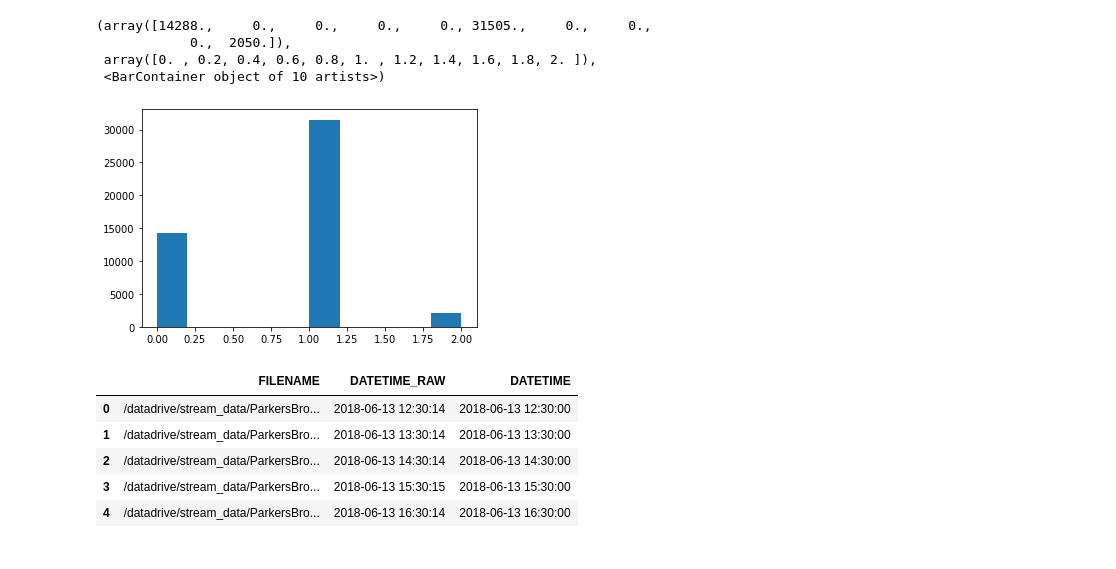
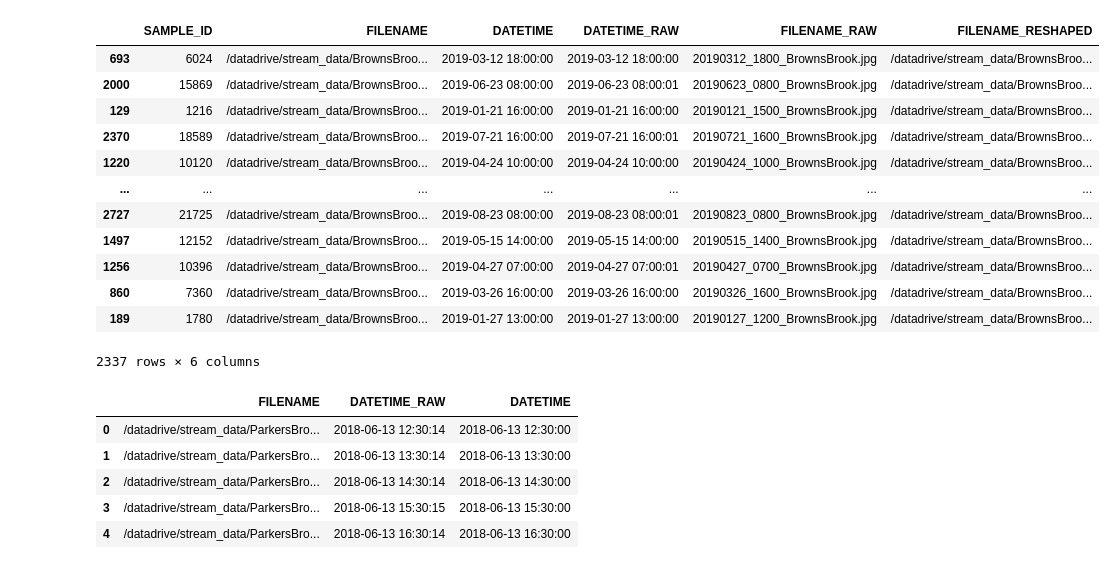
Before and after one commit to tonychang-cspinc/AIforEarth-Deep-Streamflow, a Jupyter notebook: 01-Data_prep.ipynb, the cells around one changed output. Drawn from its saved outputs; the diff is of its cells as text; code cells hidden in the pictures.

```diff
--- a/01-Data_prep.ipynb
+++ b/01-Data_prep.ipynb
@@ -97,0 +191,5 @@ for station_name in stations:
+# %%
+station_name = 'BrownsBrook'
+data = StreamData(station_name=station_name, build_kbins=True)
+#data.build_image_table(write_table=True)
+#data.resize_images()
@@ -97,0 +205,21 @@ for station_name in stations:
+# %%
+class ModelTrainingData(StreamData):
+    def create_train_val_test_table(self, val_ratio=0.25, test_ratio=0.05, seed=1337):
+        n = len(self.image_table)
+        test_index = (int((1-test_ratio)*n))
+        self.test_table = self.image_table.iloc[test_index:]
+
+        pre_train_table = self.image_table.iloc[:test_index]
+        tables = create_data_splits(pre_train_table,split_ratio=split_ratio,seed=seed)
+        self.train_table = tables['train']
+        self.val_table = tables['val']
+    def create_model_data(self):
+        '''
+        Creates <numpy.array> data for training TensorFlow model.
+        '''
+        #join the SAMPLE_ID from each of the tables with the stream data
+    def subset_samples_within_day():
+        pass
+# %%
+station_name = 'GrantPoole'
+train_data = ModelTrainingData(station_name=station_name, build_kbins=True)
@@ -97,0 +237,16 @@ for station_name in stations:
+# %%
+train_data.train_table
+# %% [output]
+|  | SAMPLE_ID | FILENAME | DATETIME | DATETIME_RAW | FILENAME_RAW | FILENAME_RESHAPED |
+| 693 | 6024 | /datadrive/stream_data/BrownsBroo... | 2019-03-12 18:00:00 | 2019-03-12 18:00:00 | 20190312_1800_BrownsBrook.jpg | /datadrive/stream_data/BrownsBroo... |
+| 2000 | 15869 | /datadrive/stream_data/BrownsBroo... | 2019-06-23 08:00:00 | 2019-06-23 08:00:01 | 20190623_0800_BrownsBrook.jpg | /datadrive/stream_data/BrownsBroo... |
+| 129 | 1216 | /datadrive/stream_data/BrownsBroo... | 2019-01-21 16:00:00 | 2019-01-21 16:00:00 | 20190121_1500_BrownsBrook.jpg | /datadrive/stream_data/BrownsBroo... |
+| 2370 | 18589 | /datadrive/stream_data/BrownsBroo... | 2019-07-21 16:00:00 | 2019-07-21 16:00:01 | 20190721_1600_BrownsBrook.jpg | /datadrive/stream_data/BrownsBroo... |
+| 1220 | 10120 | /datadrive/stream_data/BrownsBroo... | 2019-04-24 10:00:00 | 2019-04-24 10:00:00 | 20190424_1000_BrownsBrook.jpg | /datadrive/stream_data/BrownsBroo... |
+| ... | ... | ... | ... | ... | ... | ... |
+| 2727 | 21725 | /datadrive/stream_data/BrownsBroo... | 2019-08-23 08:00:00 | 2019-08-23 08:00:01 | 20190823_0800_BrownsBrook.jpg | /datadrive/stream_data/BrownsBroo... |
+| 1497 | 12152 | /datadrive/stream_data/BrownsBroo... | 2019-05-15 14:00:00 | 2019-05-15 14:00:00 | 20190515_1400_BrownsBrook.jpg | /datadrive/stream_data/BrownsBroo... |
+| 1256 | 10396 | /datadrive/stream_data/BrownsBroo... | 2019-04-27 07:00:00 | 2019-04-27 07:00:01 | 20190427_0700_BrownsBrook.jpg | /datadrive/stream_data/BrownsBroo... |
+| 860 | 7360 | /datadrive/stream_data/BrownsBroo... | 2019-03-26 16:00:00 | 2019-03-26 16:00:00 | 20190326_1600_BrownsBrook.jpg | /datadrive/stream_data/BrownsBroo... |
+| 189 | 1780 | /datadrive/stream_data/BrownsBroo... | 2019-01-27 13:00:00 | 2019-01-27 13:00:00 | 20190127_1200_BrownsBrook.jpg | /datadrive/stream_data/BrownsBroo... |
+2337 rows × 6 columns
@@ -100,14 +258,6 @@ hi = 2*np.array((station_df['ZSCORE']>1.5)).astype('int')
 mid = np.array((station_df['ZSCORE']>=1) & (station_df['ZSCORE']<=1.5)).astype('int')
 lo = np.array((station_df['ZSCORE']<0)).astype('int')
 classes = lo+mid+hi
-# %%
-plt.hist(classes)
-# %% [output]
-(array([14288.,     0.,     0.,     0.,     0., 31505.,     0.,     0.,
-            0.,  2050.]),
- array([0. , 0.2, 0.4, 0.6, 0.8, 1. , 1.2, 1.4, 1.6, 1.8, 2. ]),
- <BarContainer object of 10 artists>)
-[figure, removed]
 # %%
 img_df.head()
 # %% [output]
```
Also changed, not shown: parts of 9 cells of this notebook, 3 other files.
